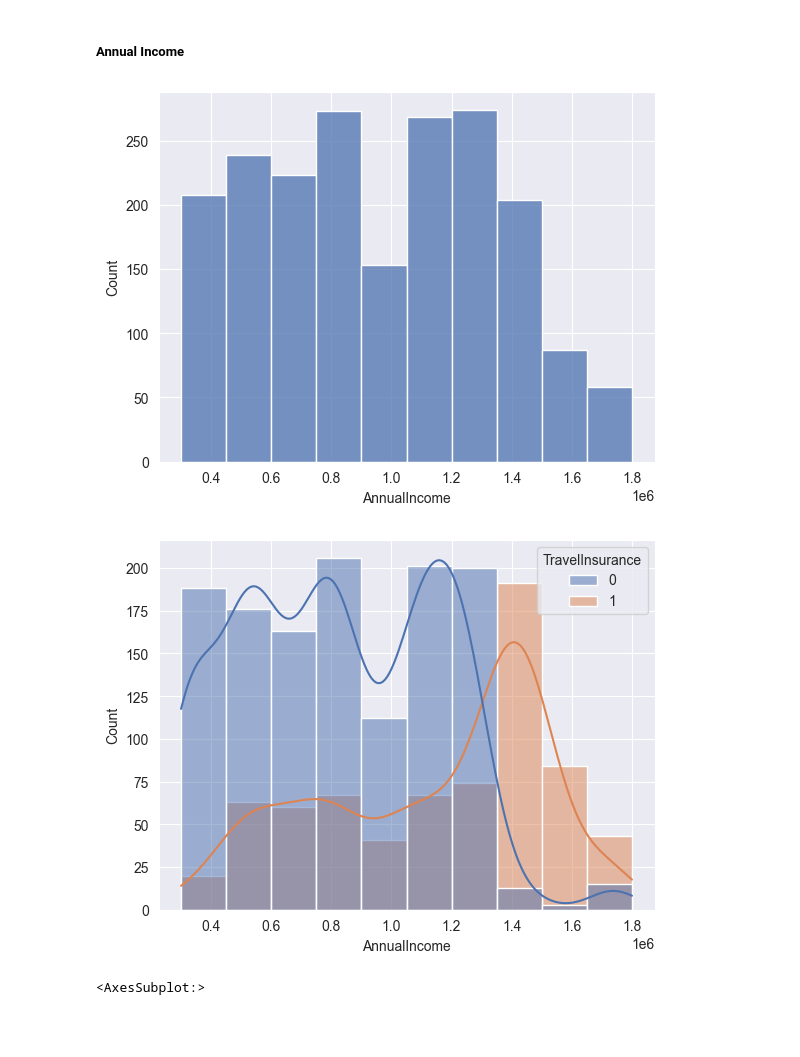
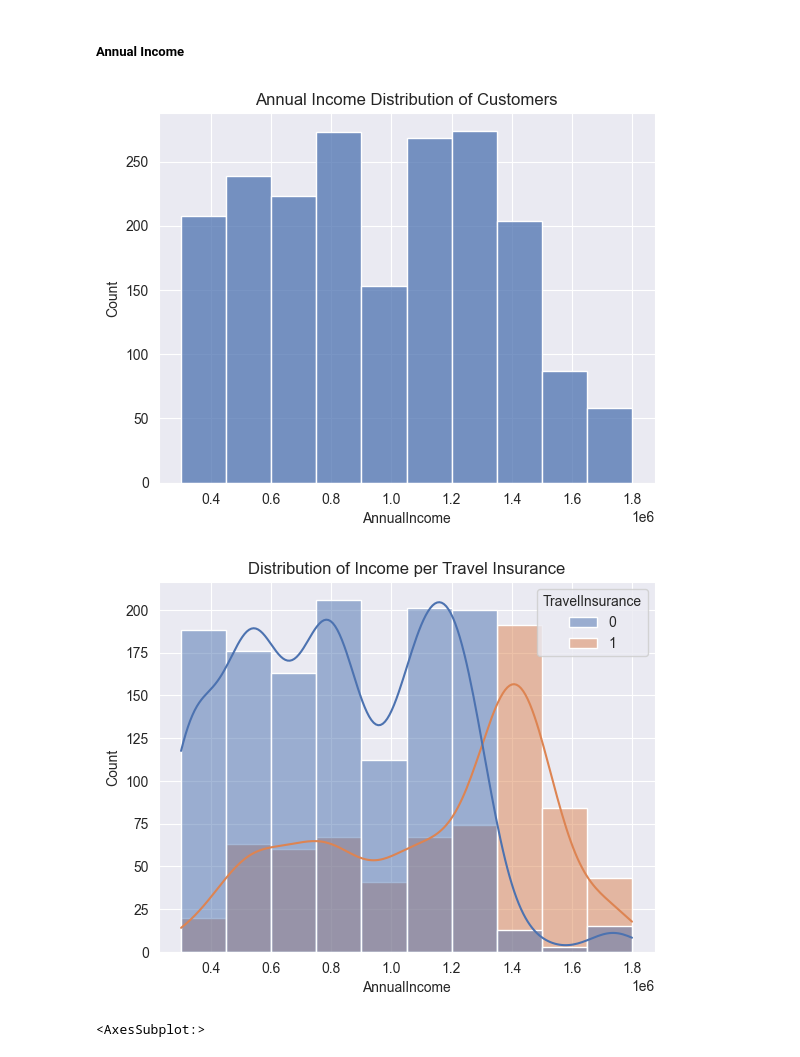
Before and after one commit to ade-mola/travel_insurance_analysis, a Jupyter notebook: notebooks/travel_insurance_analysis.ipynb, the cells around one changed output. Cells and saved outputs as stored; diff of their text form; code cells hidden in the pictures; blank space fills up the shorter version.

```diff
--- a/notebooks/travel_insurance_analysis.ipynb
+++ b/notebooks/travel_insurance_analysis.ipynb
@@ -423,14 +422,16 @@ plt.savefig('/Users/ademola/Documents/travel_insurance_analysis/reports/figures/
 ##### Annual Income
 # %%
 sns.histplot(data=raw_data, x='AnnualIncome', bins=10)
+plt.title('Annual Income Distribution of Customers')
 plt.savefig('/Users/ademola/Documents/travel_insurance_analysis/reports/figures/income_1.png')
 # %% [output]
-[figure, old version]
+[figure, new version]
 # %%
 sns.histplot(data=raw_data, x='AnnualIncome', kde=True, hue='TravelInsurance', bins=10)
+plt.title('Distribution of Income per Travel Insurance')
 plt.savefig('/Users/ademola/Documents/travel_insurance_analysis/reports/figures/income_2.png')
 # %% [output]
-[figure, old version]
+[figure, new version]
 # %%
 raw_data.IncomeBands.hist()
 # %% [output]
```
Also changed, not shown: parts of 6 cells of this notebook, 3 other files.
